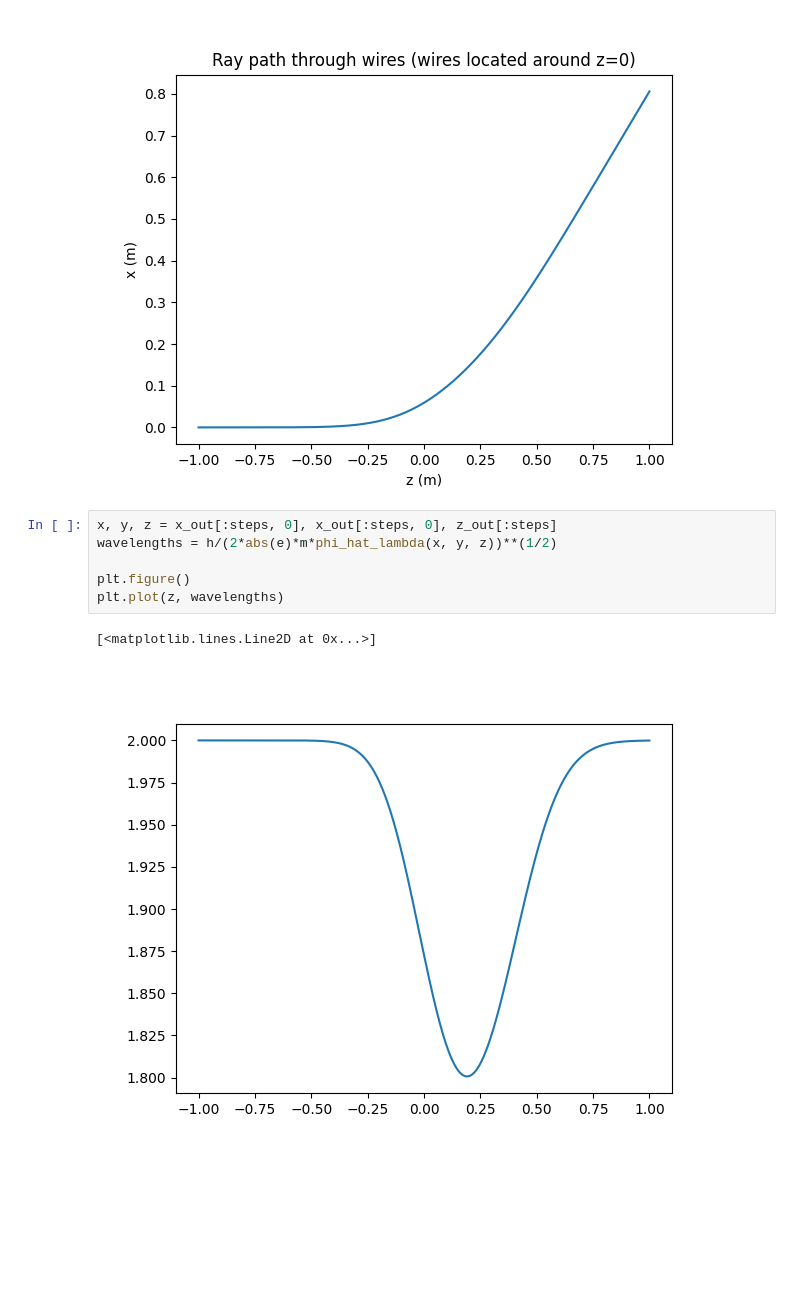
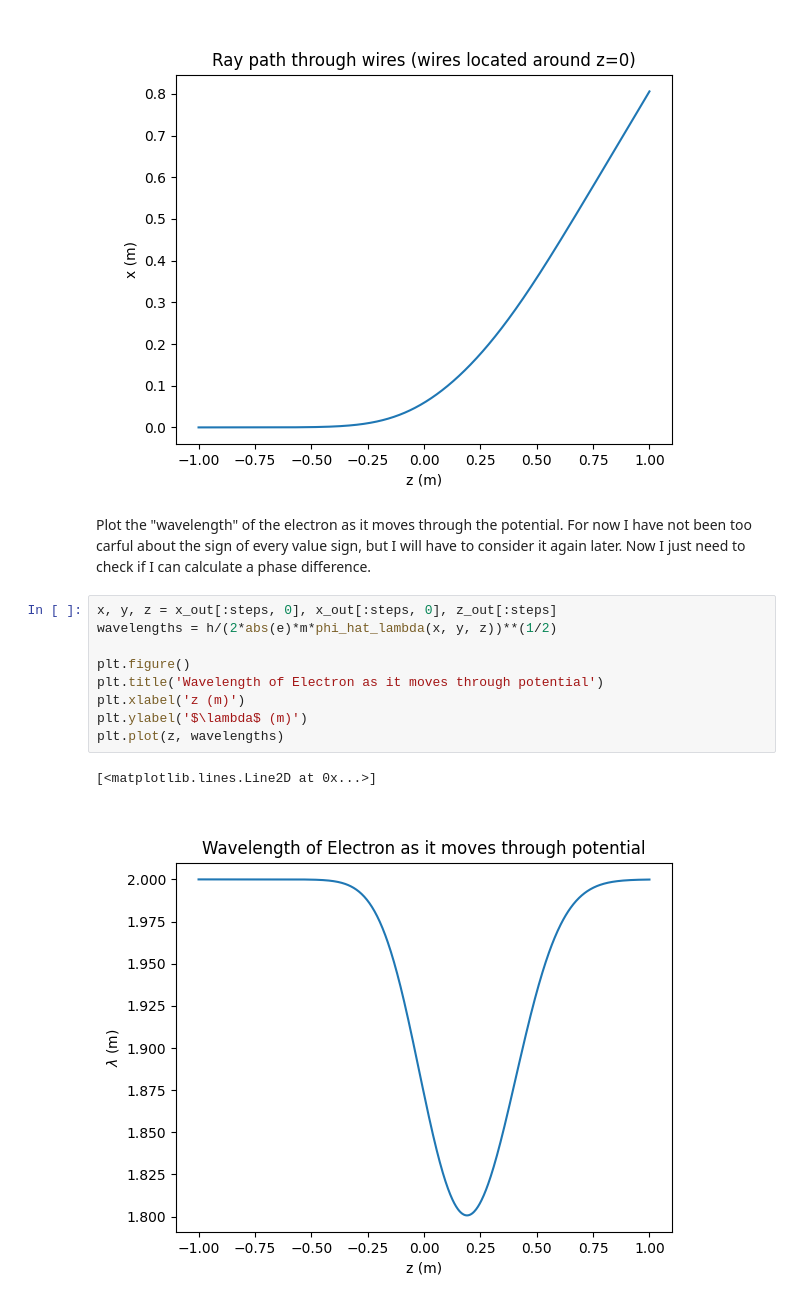
Before and after one commit to AMCLab/TEMGYMAdvanced, a Jupyter notebook: JanghyunCOMAnalysis/refraction_baseline.ipynb, the cells around one changed output. Saved outputs shown, nothing was run; the diff lists cells and outputs as text; blank space fills up the shorter version.

```diff
--- a/JanghyunCOMAnalysis/refraction_baseline.ipynb
+++ b/JanghyunCOMAnalysis/refraction_baseline.ipynb
@@ -269,12 +284,17 @@ X positional deflection (m): 0.8059915000452055
 Y positional deflection (m): 0.0
 [figure]
 [figure]
+# %% [markdown]
+Plot the "wavelength" of the electron as it moves through the potential. For now I have not been too carful about the sign of every value sign, but I will have to consider it again later. Now I just need to check if I can calculate a phase difference.
 # %%
 x, y, z = x_out[:steps, 0], x_out[:steps, 0], z_out[:steps]
 wavelengths = h/(2*abs(e)*m*phi_hat_lambda(x, y, z))**(1/2)
 
 plt.figure()
+plt.title('Wavelength of Electron as it moves through potential')
+plt.xlabel('z (m)')
+plt.ylabel('$\lambda$ (m)')
 plt.plot(z, wavelengths)
 # %% [output]
 [<matplotlib.lines.Line2D at 0x...>]
-[figure, old version]
+[figure, new version]
```
Also changed, not shown: parts of 23 cells of this notebook.
